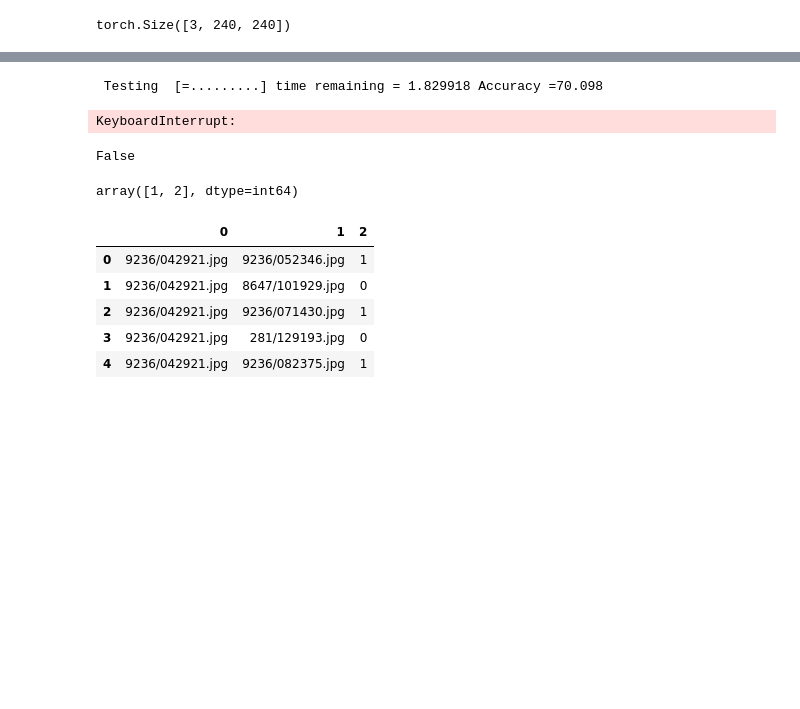
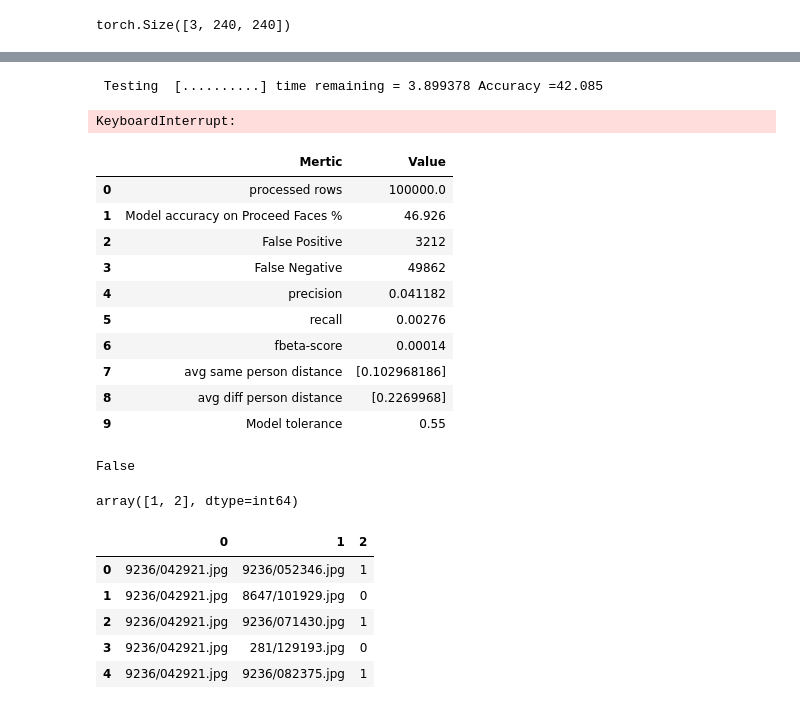
Before and after one commit to ahmedbadr97/conv-facenet, a Jupyter notebook: notebooks/efficent-facenet-train.ipynb, the cells around one changed output, grey strips where cells are left out. Drawn from its saved outputs; the diff is of its cells as text; code cells hidden in the pictures; blank space fills up the shorter version.

Commit message:
decrease classifier model parameters , train descriptor from scratch on full img net , add regularization

```diff
--- a/notebooks/efficent-facenet-train.ipynb
+++ b/notebooks/efficent-facenet-train.ipynb
@@ -215,2 +209,4 @@ imgs_features_dict=data_load.get_pic_features_dict(f"{dataset_path}/test",model=
+# %%
+imgs_features_dict=utils.load_dict_from_json("face_features.json")
 # %%
 utils.save_dict_to_json("face_features.json",imgs_features_dict)
@@ -217,7 +215,7 @@ utils.save_dict_to_json("face_features.json",imgs_features_dict)
 # %%
 imgs_features_dict=utils.load_dict_from_json("face_features.json")
 # %%
-test_data_pd=pd.DataFrame(generate_dataset.generate_testing_data_set_frame(dataset_path+"/test",False))
+full_test_data_pd=pd.DataFrame(generate_dataset.generate_testing_data_set_frame(lfw_data_path,True))
 # %%
 efficient_facenet.cuda()
 # %% [output]
@@ -238,8 +236,24 @@ EfficientFacenet(
     (4): Sigmoid()
   )
 )
+# %%
+test_data_pd=full_test_data_pd.iloc[:100000,:]
 # %%
-evaluation.model_test(imgs_features_dict,test_data_pd,results_path="",threshold=0.5,evaluation_method=efficient_facenet.classify_face_features)
+error_table, confusion_table=evaluation.model_test(imgs_features_dict,test_data_pd,results_path="",threshold=0.15,classifier=efficient_facenet.classify_face_features,cuda=True)
 # %% [output]
- Testing  [=.........] time remaining = 1.829918 Accuracy =70.098
+ Testing  [..........] time remaining = 3.899378 Accuracy =42.085
 KeyboardInterrupt:
+# %%
+error_table
+# %% [output]
+|  | Mertic | Value |
+| 0 | processed rows | 100000.0 |
+| 1 | Model accuracy on Proceed Faces % | 46.926 |
+| 2 | False Positive | 3212 |
+| 3 | False Negative | 49862 |
+| 4 | precision | 0.041182 |
+| 5 | recall | 0.00276 |
+| 6 | fbeta-score | 0.00014 |
+| 7 | avg same person distance | [0.102968186] |
+| 8 | avg diff person distance | [0.2269968] |
+| 9 | Model tolerance | 0.55 |
```
Also changed, not shown: parts of 28 cells of this notebook, 7 other files.
